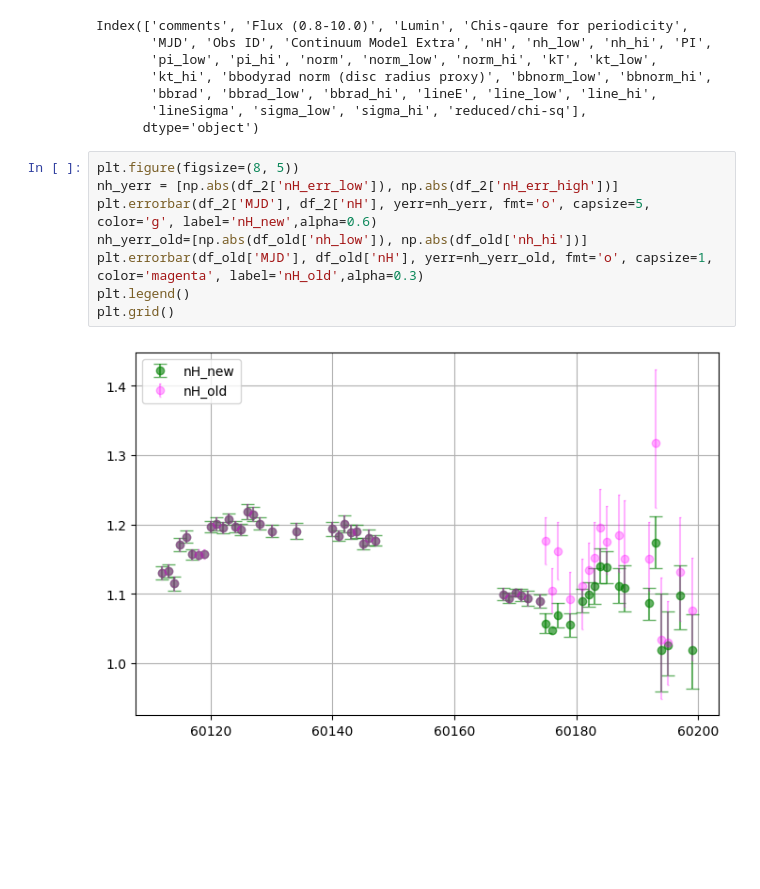
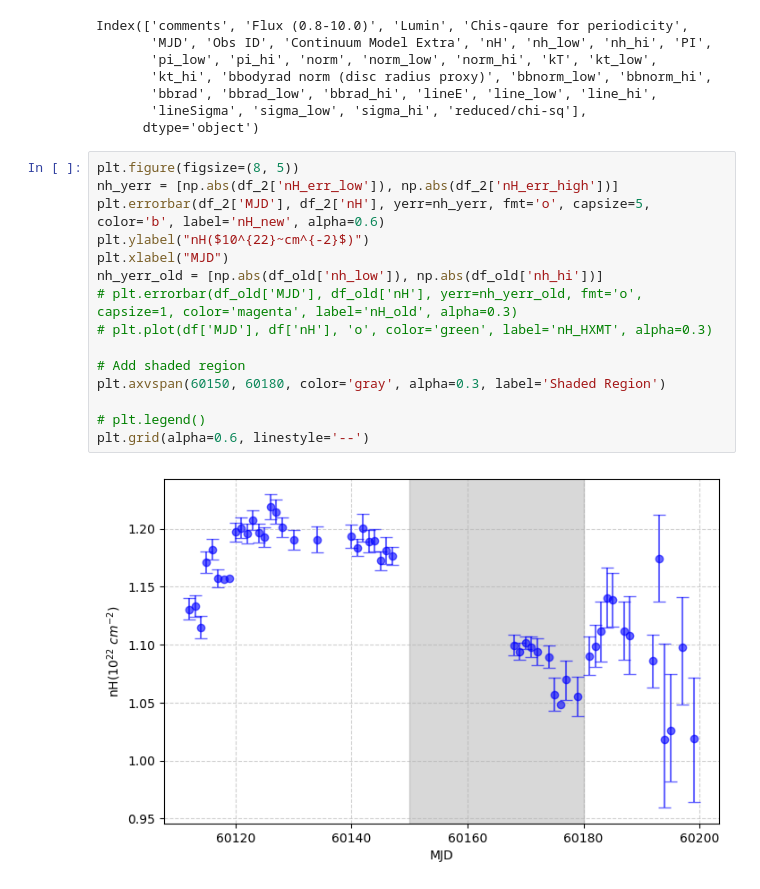
Before and after one commit to supremeKAI40/ULXP_thesis_analysis, a Jupyter notebook: hxmt/nb_hxmt_reporting_spectra.ipynb, the cells around one changed output. Saved outputs shown, nothing was run; the diff lists cells and outputs as text; blank space fills up the shorter version.

```diff
--- a/hxmt/nb_hxmt_reporting_spectra.ipynb
+++ b/hxmt/nb_hxmt_reporting_spectra.ipynb
@@ -278,10 +298,17 @@ Index(['comments', 'Flux (0.8-10.0)', 'Lumin', 'Chis-qaure for periodicity',
 # %%
 plt.figure(figsize=(8, 5))
 nh_yerr = [np.abs(df_2['nH_err_low']), np.abs(df_2['nH_err_high'])]
-plt.errorbar(df_2['MJD'], df_2['nH'], yerr=nh_yerr, fmt='o', capsize=5, color='g', label='nH_new',alpha=0.6)
-nh_yerr_old=[np.abs(df_old['nh_low']), np.abs(df_old['nh_hi'])]
-plt.errorbar(df_old['MJD'], df_old['nH'], yerr=nh_yerr_old, fmt='o', capsize=1, color='magenta', label='nH_old',alpha=0.3)
-plt.legend()
-plt.grid()
+plt.errorbar(df_2['MJD'], df_2['nH'], yerr=nh_yerr, fmt='o', capsize=5, color='b', label='nH_new', alpha=0.6)
+plt.ylabel("nH($10^{22}~cm^{-2}$)")
+plt.xlabel("MJD")
+nh_yerr_old = [np.abs(df_old['nh_low']), np.abs(df_old['nh_hi'])]
+# plt.errorbar(df_old['MJD'], df_old['nH'], yerr=nh_yerr_old, fmt='o', capsize=1, color='magenta', label='nH_old', alpha=0.3)
+# plt.plot(df['MJD'], df['nH'], 'o', color='green', label='nH_HXMT', alpha=0.3)
+
+# Add shaded region
+plt.axvspan(60150, 60180, color='gray', alpha=0.3, label='Shaded Region')
+
+# plt.legend()
+plt.grid(alpha=0.6, linestyle='--')
 # %% [output]
-[figure, old version]
+[figure, new version]
```
Also changed, not shown: parts of 17 cells of this notebook, 6 other files.
